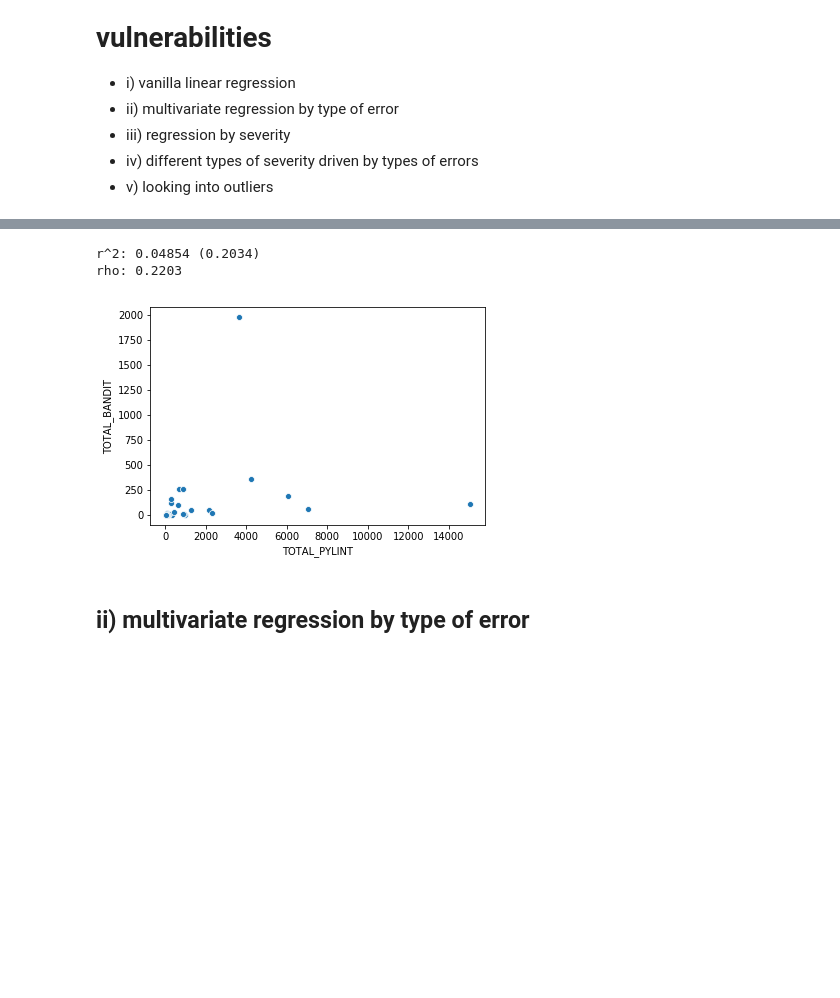
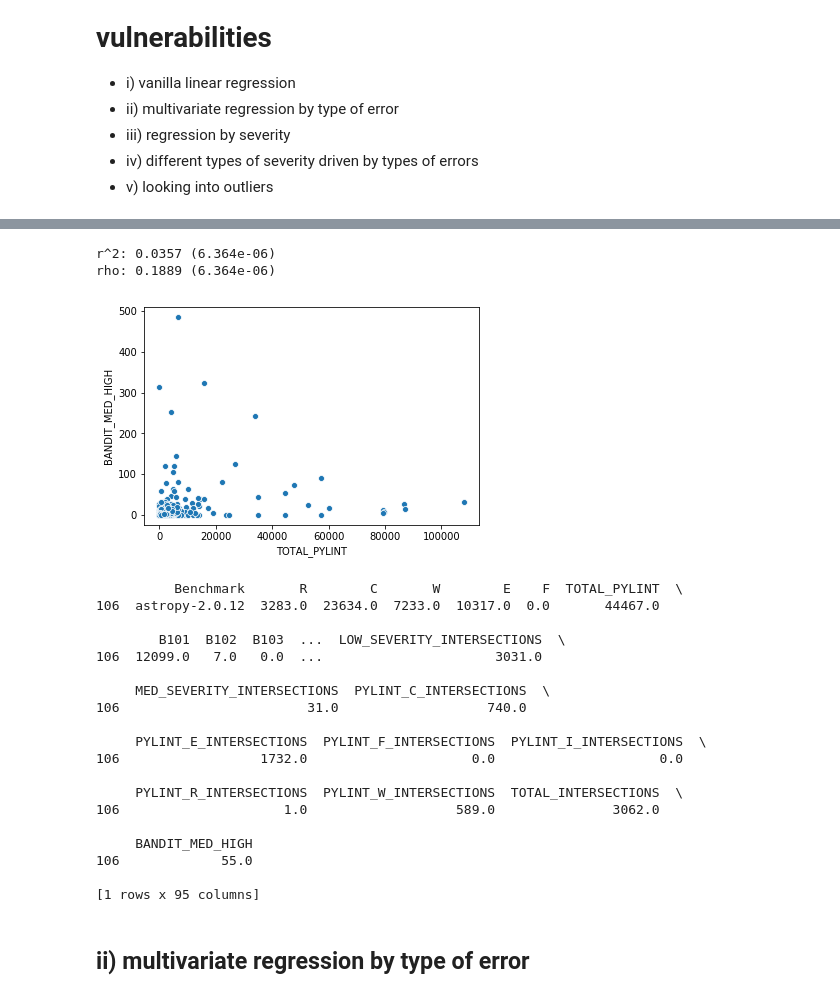
Before and after one commit to ruthjohnson95/CS230, a Jupyter notebook: stat_analysis/stat_analysis.ipynb, the cells around one changed output, grey strips where cells are left out. Drawn from its saved outputs; the diff is of its cells as text; code cells hidden in the pictures; blank space fills up the shorter version.

Commit message:
updating stat_analysis/combined_df

```diff
--- a/stat_analysis/stat_analysis.ipynb
+++ b/stat_analysis/stat_analysis.ipynb
@@ -14,6 +15,20 @@ combo_df = pd.read_csv("combined_df.txt")
 # rename first column to name of benchmarks
 combo_df.rename(columns={'Unnamed: 0':'Benchmark'}, inplace=True)
 
+# drop informational messages
+combo_df = combo_df.drop(['I'], axis=1)
+
+# drop fatal error messages
+combo_df = combo_df.drop(['F'], axis=1)
+
+# turn Nan to zero
+combo_df = combo_df.fillna(0)
+
 # print first few lines of dataframe
 combo_df.head()
+
+# combine high and medium severity counts
+combo_df['BANDIT_MED_HIGH'] = combo_df['TOTAL_BANDIT'].subtract(combo_df['LOW_SEVERITY'])
+
+combo_df['BANDIT_MED_HIGH'][:5]
 # %% [output]
@@ -112,22 +250,43 @@ HIGH_SEVERITY  HIGH_SEVERITY    49
 # %%
-model = smf.ols('TOTAL_BANDIT ~ TOTAL_PYLINT', data=combo_df).fit()
+# only look at med/high severity security errors
+model = smf.ols('BANDIT_MED_HIGH ~ TOTAL_PYLINT', data=combo_df).fit()
 summary = model.summary()
 #print(summary)
 r_square = model.rsquared
 p_value = model.f_pvalue
 
-corr_coef = np.corrcoef(x=combo_df['TOTAL_PYLINT'].values, y=combo_df['TOTAL_BANDIT'].values)
-corr_coef = corr_coef[0,1]
+corr_coef, rho_pvalue = st.pearsonr(combo_df['TOTAL_PYLINT'].values, combo_df['BANDIT_MED_HIGH'].values)
 
 print("r^2: %.4g (%.4g)" % (r_square, p_value))
-print("rho: %.4g" % corr_coef)
+print("rho: %.4g (%.4g)" % (corr_coef, rho_pvalue))
 
-sns.scatterplot(x='TOTAL_PYLINT', y='TOTAL_BANDIT', data=combo_df, palette='Set1')
+sns.scatterplot(x='TOTAL_PYLINT', y='BANDIT_MED_HIGH', data=combo_df, palette='Set1')
 plt.show()
+
+print(combo_df.loc[combo_df['TOTAL_BANDIT'] > 12000])
 # %% [output]
-r^2: 0.04854 (0.2034)
-rho: 0.2203
+r^2: 0.0357 (6.364e-06)
+rho: 0.1889 (6.364e-06)
-[figure, old version]
+[figure, new version]
+          Benchmark       R        C       W        E    F  TOTAL_PYLINT  \
+106  astropy-2.0.12  3283.0  23634.0  7233.0  10317.0  0.0       44467.0
+
+        B101  B102  B103  ...  LOW_SEVERITY_INTERSECTIONS  \
+106  12099.0   7.0   0.0  ...                      3031.0
+
+     MED_SEVERITY_INTERSECTIONS  PYLINT_C_INTERSECTIONS  \
+106                        31.0                   740.0
+
+     PYLINT_E_INTERSECTIONS  PYLINT_F_INTERSECTIONS  PYLINT_I_INTERSECTIONS  \
+106                  1732.0                     0.0                     0.0
+
+     PYLINT_R_INTERSECTIONS  PYLINT_W_INTERSECTIONS  TOTAL_INTERSECTIONS  \
+106                     1.0                   589.0               3062.0
+
+     BANDIT_MED_HIGH
+106             55.0
+
+[1 rows x 95 columns]
 # %% [markdown]
 ## ii) multivariate regression by type of error
 # %%
```
Also changed, not shown: parts of 21 cells of this notebook, 1 other file.
